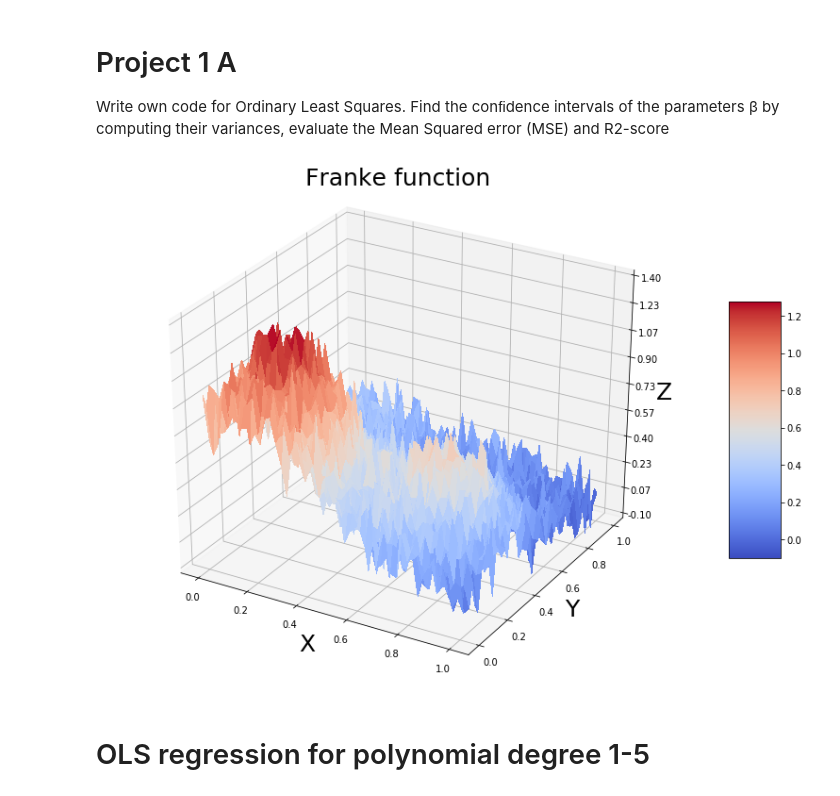
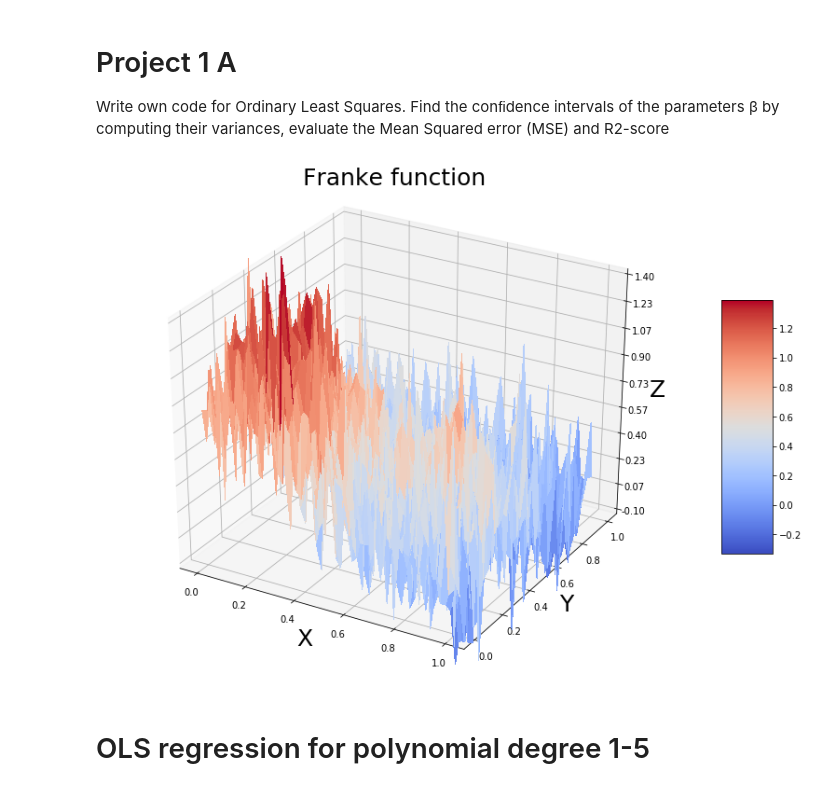
Before and after one commit to VemundST/Project1, a Jupyter notebook: main.ipynb, the cells around one changed output. Drawn from its saved outputs; the diff is of its cells as text; code cells hidden in the pictures.

```diff
--- a/main.ipynb
+++ b/main.ipynb
@@ -32,34 +32,34 @@ Write own code for Ordinary Least Squares. Find the conﬁdence intervals of the
 # %%
 fig         = plt.figure(figsize=(14,10))
 ax          = fig.gca(projection='3d')
 n_x         = 50
 
 # Make data.
 x           = np.linspace(0, 1, n_x)
 y           = np.linspace(0, 1, n_x)
 
 
 x_mesh, y_mesh  = np.meshgrid(x,y)
-noise_level     = 0.10
+noise_level     = 0.25
 frank           = fx.FrankeFunction(x_mesh, y_mesh, noise_level)
 
 # Plot the surface.
 surf        = ax.plot_surface(x_mesh, y_mesh, frank, cmap=cm.coolwarm, linewidth=0, antialiased=False)
 # Customize the z axis.
 ax.set_zlim(-0.10, 1.40)
 ax.zaxis.set_major_locator(LinearLocator(10))
 ax.zaxis.set_major_formatter(FormatStrFormatter('%.02f'))
 ax.set_xlabel('X', fontsize=25)
 ax.set_ylabel('Y', fontsize=25)
 ax.set_zlabel('Z', fontsize=25)
 plt.title('Franke function', fontsize=25, y=1.05)# Add a color bar which maps values to colors.
 fig.colorbar(surf, shrink=0.5, aspect=5)
 plt.show()
 
 # for our computations, we reshape the Franke function to a 1D array
 frank           = np.ravel(frank)
 # %% [output]
-[figure, old version]
+[figure, new version]
 # %% [markdown]
 # OLS regression for polynomial degree 1-5
 # %%
```
Also changed, not shown: parts of 46 cells of this notebook, 12 other files.
